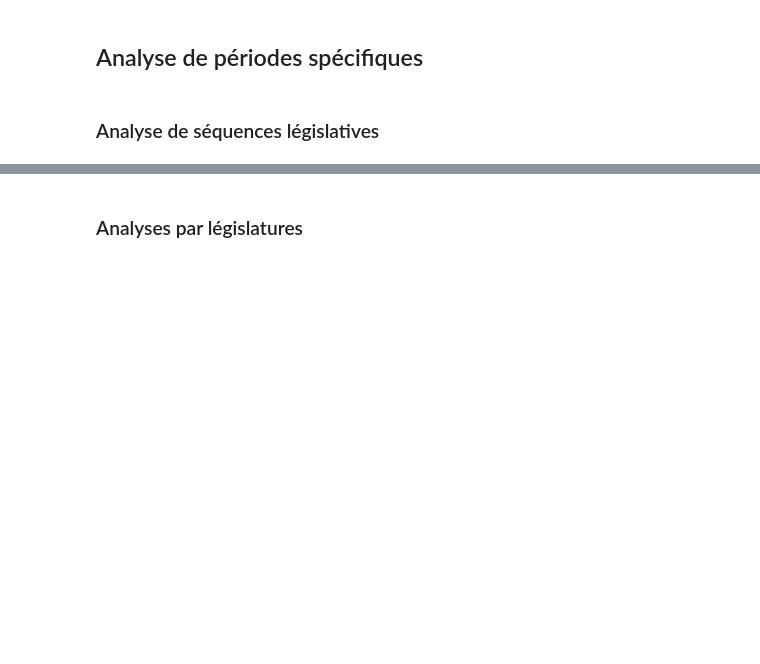
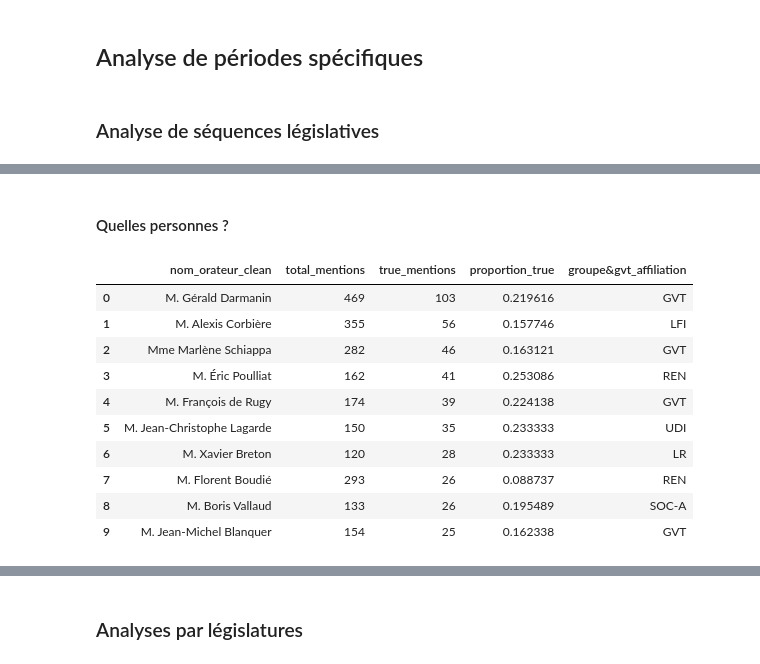
Before and after one commit to leomignot/republique-cest-quoi, a Jupyter notebook: exploration/Analyses.ipynb, the cells around one changed output, grey strips where cells are left out. Drawn from its saved outputs; the diff is of its cells as text; code cells hidden in the pictures; blank space fills up the shorter version.

```diff
--- a/exploration/Analyses.ipynb
+++ b/exploration/Analyses.ipynb
@@ -2593,0 +2559,2 @@ top_séquences(df, periode="jour", jour="2021-02-01",seuil_min_true=10)
+# %% [markdown]
+#### Quelles personnes ?
@@ -2593,0 +2659,22 @@ top_séquences(df, periode="jour", jour="2021-02-01",seuil_min_true=10)
+# %%
+diachronique_séquences_personnel(
+    df,
+    couleurs_groupes=couleurs_groupes,
+    jours=["2021-02-01", "2021-02-02", "2021-02-03", "2021-02-04", "2021-02-05", "2021-02-08", "2021-02-10", "2021-02-11", "2021-02-12", "2021-02-13", "2021-02-16"],
+    periode="jours",
+    seuil_min_true=10,
+    top_n=10,
+    titre="Top 10 du personnel politique sur la FDM de la 'République' lors de la 1ère discussion du projet de loi séparatisme"
+)
+# %% [output]
+|  | nom_orateur_clean | total_mentions | true_mentions | proportion_true | groupe&gvt_affiliation |
+| 0 | M. Gérald Darmanin | 469 | 103 | 0.219616 | GVT |
+| 1 | M. Alexis Corbière | 355 | 56 | 0.157746 | LFI |
+| 2 | Mme Marlène Schiappa | 282 | 46 | 0.163121 | GVT |
+| 3 | M. Éric Poulliat | 162 | 41 | 0.253086 | REN |
+| 4 | M. François de Rugy | 174 | 39 | 0.224138 | GVT |
+| 5 | M. Jean-Christophe Lagarde | 150 | 35 | 0.233333 | UDI |
+| 6 | M. Xavier Breton | 120 | 28 | 0.233333 | LR |
+| 7 | M. Florent Boudié | 293 | 26 | 0.088737 | REN |
+| 8 | M. Boris Vallaud | 133 | 26 | 0.195489 | SOC-A |
+| 9 | M. Jean-Michel Blanquer | 154 | 25 | 0.162338 | GVT |
```
Also changed, not shown: parts of 51 cells of this notebook, 2 other files.
